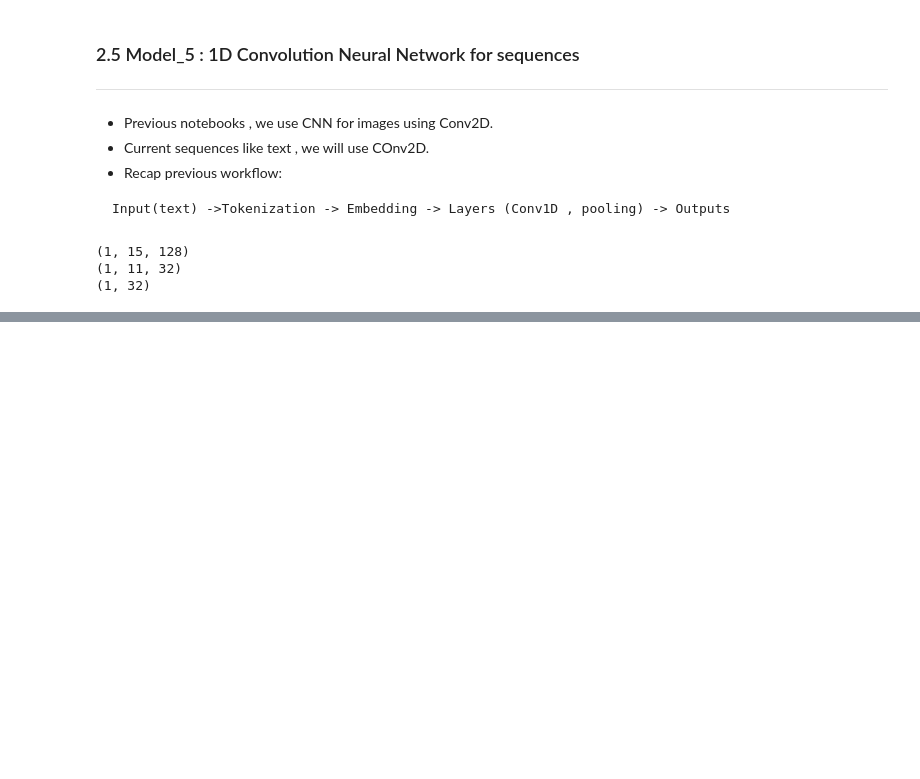
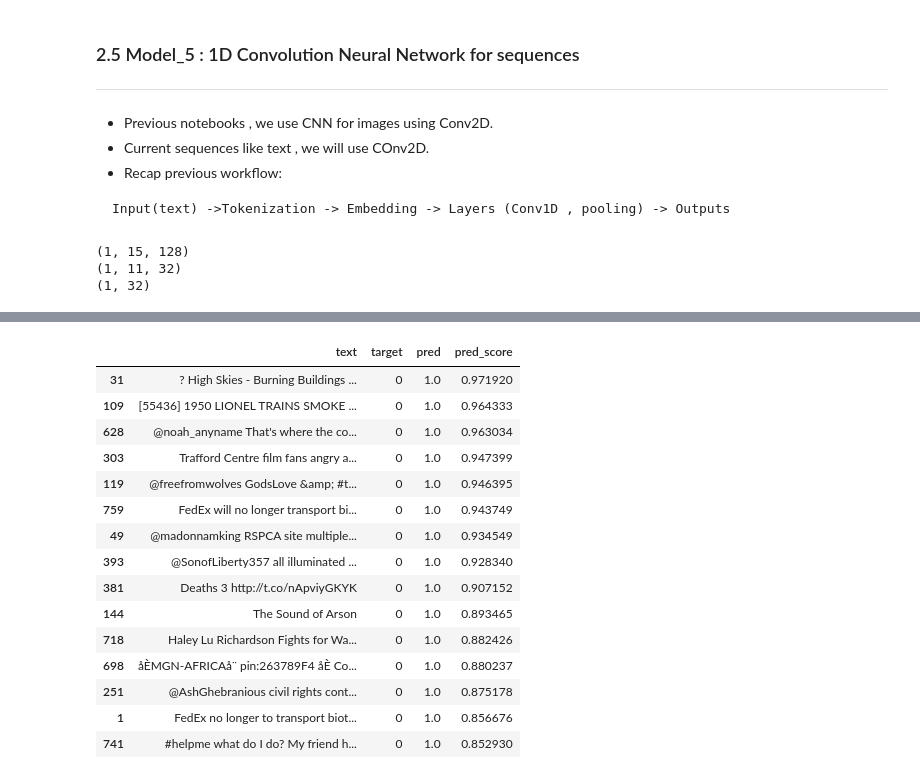
Before and after one commit to 86lekwenshiung/Neural-Network-with-Tensorflow, a Jupyter notebook: 07_Natural_Language_Processing_in_Tensorflow.ipynb, the cells around one changed output, grey strips where cells are left out. Saved outputs shown, nothing was run; the diff lists cells and outputs as text; code cells hidden in the pictures; blank space fills up the shorter version.

```diff
--- a/07_Natural_Language_Processing_in_Tensorflow.ipynb
+++ b/07_Natural_Language_Processing_in_Tensorflow.ipynb
@@ -1079,0 +1133,6 @@ model_5_results
+# %%
+history_6 = model_6.fit(train_sentences,
+                        train_label,
+                        epochs = 5,
+                        validation_data = (val_sentences , val_label),
+                        callbacks = [create_tensorboard_callback(save_dir , 'model_6_USE')])
@@ -1082,0 +1546,5 @@ ___
+# %%
+model_6_pretrained_preds = model_6.predict(val_sentences)
+print(f' Sample Test Prediction : {model_6_pretrained_preds[-10:]}')
+print('----------------------')
+print(f' Actual Label : {val_label[-10:]}')
@@ -1082,0 +1564,4 @@ ___
+# %%
+model_6_pretrained_preds = tf.squeeze(tf.round(model_6_pretrained_preds))
+eval_classification(y_pred = model_6_pretrained_preds,
+                    y_true = val_label)
@@ -1082,0 +1573,7 @@ ___
+# %%
+val_df = pd.DataFrame({'text' : val_sentences,
+                       'target' : val_label,
+                       'pred' : model_6_pretrained_preds,
+                       'pred_score' : tf.squeeze(model_6.predict(val_sentences))})
+
+val_df
@@ -1082,0 +1594,21 @@ ___
+# %%
+# Visualing False Positives
+df_most_wrong = val_df[val_df['target'] != val_df['pred']].sort_values(by = 'pred_score' , ascending = False)
+df_most_wrong.head(15)
+# %% [output]
+|  | text | target | pred | pred_score |
+| 31 | ? High Skies - Burning Buildings ... | 0 | 1.0 | 0.971920 |
+| 109 | [55436] 1950 LIONEL TRAINS SMOKE ... | 0 | 1.0 | 0.964333 |
+| 628 | @noah_anyname That's where the co... | 0 | 1.0 | 0.963034 |
+| 303 | Trafford Centre film fans angry a... | 0 | 1.0 | 0.947399 |
+| 119 | @freefromwolves GodsLove &amp; #t... | 0 | 1.0 | 0.946395 |
+| 759 | FedEx will no longer transport bi... | 0 | 1.0 | 0.943749 |
+| 49 | @madonnamking RSPCA site multiple... | 0 | 1.0 | 0.934549 |
+| 393 | @SonofLiberty357 all illuminated ... | 0 | 1.0 | 0.928340 |
+| 381 | Deaths 3 http://t.co/nApviyGKYK | 0 | 1.0 | 0.907152 |
+| 144 | The Sound of Arson | 0 | 1.0 | 0.893465 |
+| 718 | Haley Lu Richardson Fights for Wa... | 0 | 1.0 | 0.882426 |
+| 698 | åÈMGN-AFRICAå¨ pin:263789F4 åÈ Co... | 0 | 1.0 | 0.880237 |
+| 251 | @AshGhebranious civil rights cont... | 0 | 1.0 | 0.875178 |
+| 1 | FedEx no longer to transport biot... | 0 | 1.0 | 0.856676 |
+| 741 | #helpme what do I do? My friend h... | 0 | 1.0 | 0.852930 |
```
Also changed, not shown: parts of 79 cells of this notebook.
